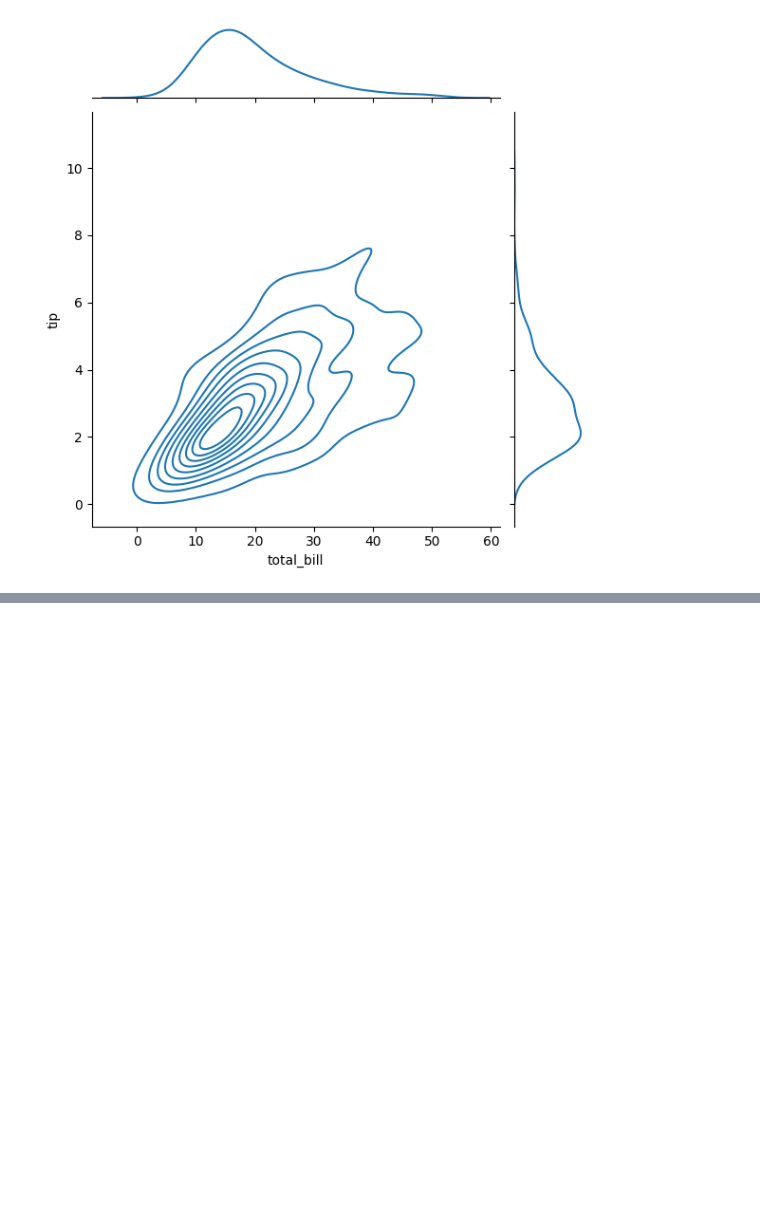
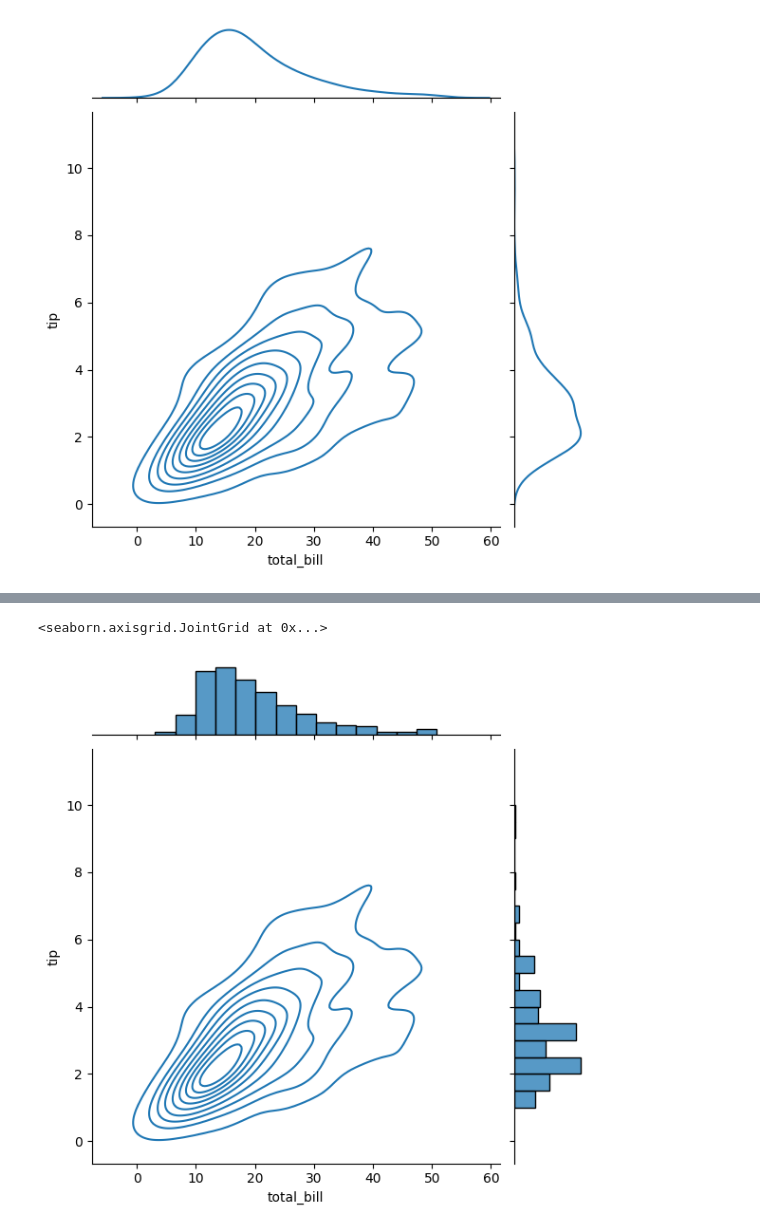
Before and after one commit to Srish09-S/ML, a Jupyter notebook: Seaborn/5.ipynb, the cells around one changed output, grey strips where cells are left out. Drawn from its saved outputs; the diff is of its cells as text; code cells hidden in the pictures; blank space fills up the shorter version.

```diff
--- a/Seaborn/5.ipynb
+++ b/Seaborn/5.ipynb
@@ -116,0 +128,6 @@ sns.jointplot(data=tips,x='total_bill',y='tip',kind='kde')
+# %%
+a = sns.JointGrid(tips,x='total_bill',y='tip')
+a.plot(sns.kdeplot,sns.histplot)
+# %% [output]
+<seaborn.axisgrid.JointGrid at 0x...>
+[figure, added]
```
Also changed, not shown: parts of 2 cells of this notebook.
